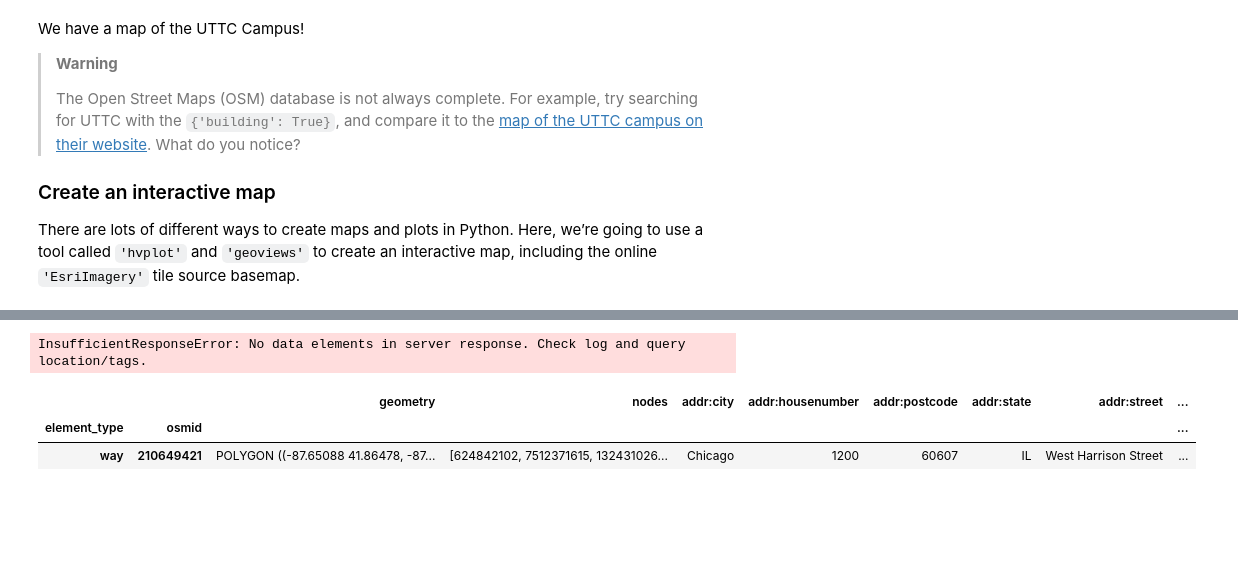
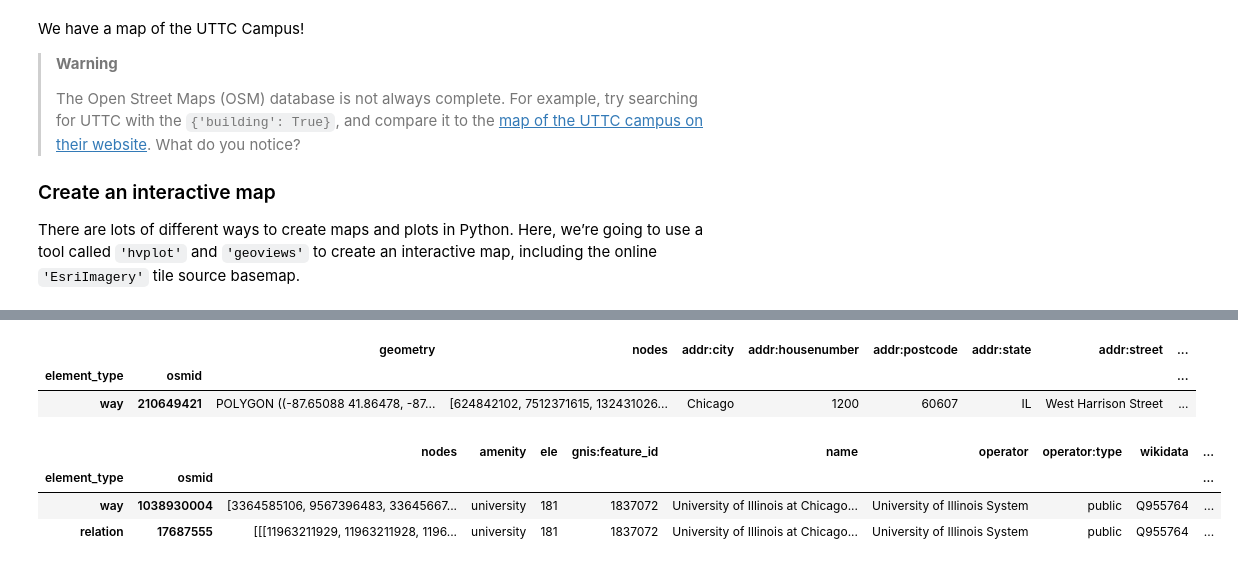
Before and after one commit to cmq879/first-map-template, a Jupyter notebook: first-map.ipynb, the cells around one changed output, grey strips where cells are left out. Cells and saved outputs as stored; diff of their text form; code cells hidden in the pictures; blank space fills up the shorter version.

```diff
--- a/first-map.ipynb
+++ b/first-map.ipynb
@@ -104,12 +101,2 @@ WARNING:bokeh.core.validation.check:W-1005 (FIXED_SIZING_MODE): 'fixed' sizing m
 [interactive output not drawn]
-# %%
-# Search for Univ of IL Chicago
-cfo_gdf = osm.features_from_address(
-    'Cuyahoga Falls, Ohio, United States',
-    {'places': ['city']})
-cfo_gdf
-
-cfo_gdf.plot()
-# %% [output]
-InsufficientResponseError: No data elements in server response. Check log and query location/tags.
 # %%
@@ -121,3 +109,14 @@ uic_gdf
 |  |  | geometry | nodes | addr:city | addr:housenumber | addr:postcode | addr:state | addr:street | ... |
 | element_type | osmid |  |  |  |  |  |  |  | ... |
 | way | 210649421 | POLYGON ((-87.65088 41.86478, -87... | [624842102, 7512371615, 132431026... | Chicago | 1200 | 60607 | IL | West Harrison Street | ... |
+# %%
+#get west campus
+uic_gdf2 = osm.features_from_address(
+    'University of Illinois at Chicago West Campus, Chicago, IL United States',
+    {'wikidata':'Q955764'})
+uic_gdf2
+# %% [output]
+|  |  | nodes | amenity | ele | gnis:feature_id | name | operator | operator:type | wikidata | ... |
+| element_type | osmid |  |  |  |  |  |  |  |  | ... |
+| way | 1038930004 | [3364585106, 9567396483, 33645667... | university | 181 | 1837072 | University of Illinois at Chicago... | University of Illinois System | public | Q955764 | ... |
+| relation | 17687555 | [[[11963211929, 11963211928, 1196... | university | 181 | 1837072 | University of Illinois at Chicago... | University of Illinois System | public | Q955764 | ... |
```
Also changed, not shown: parts of 5 cells of this notebook, 3 other files.
